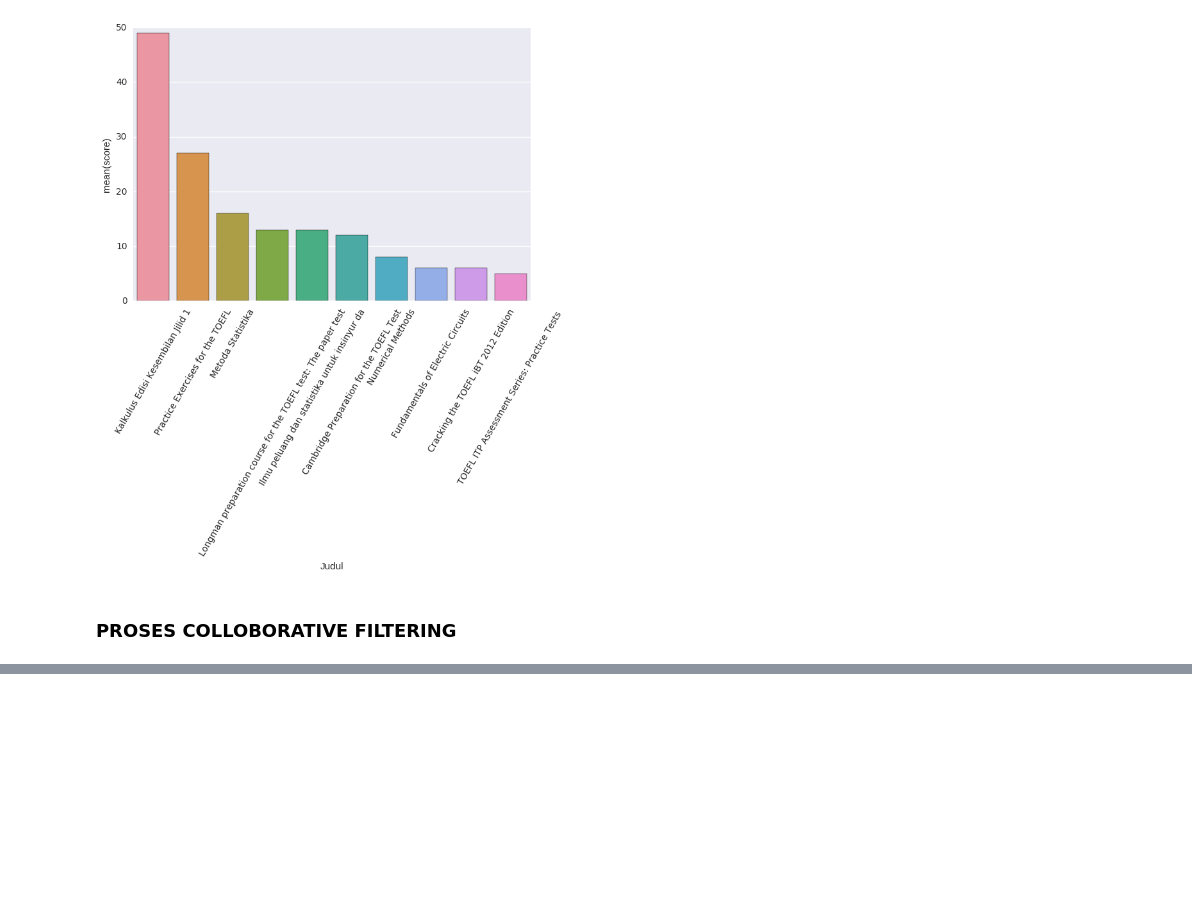
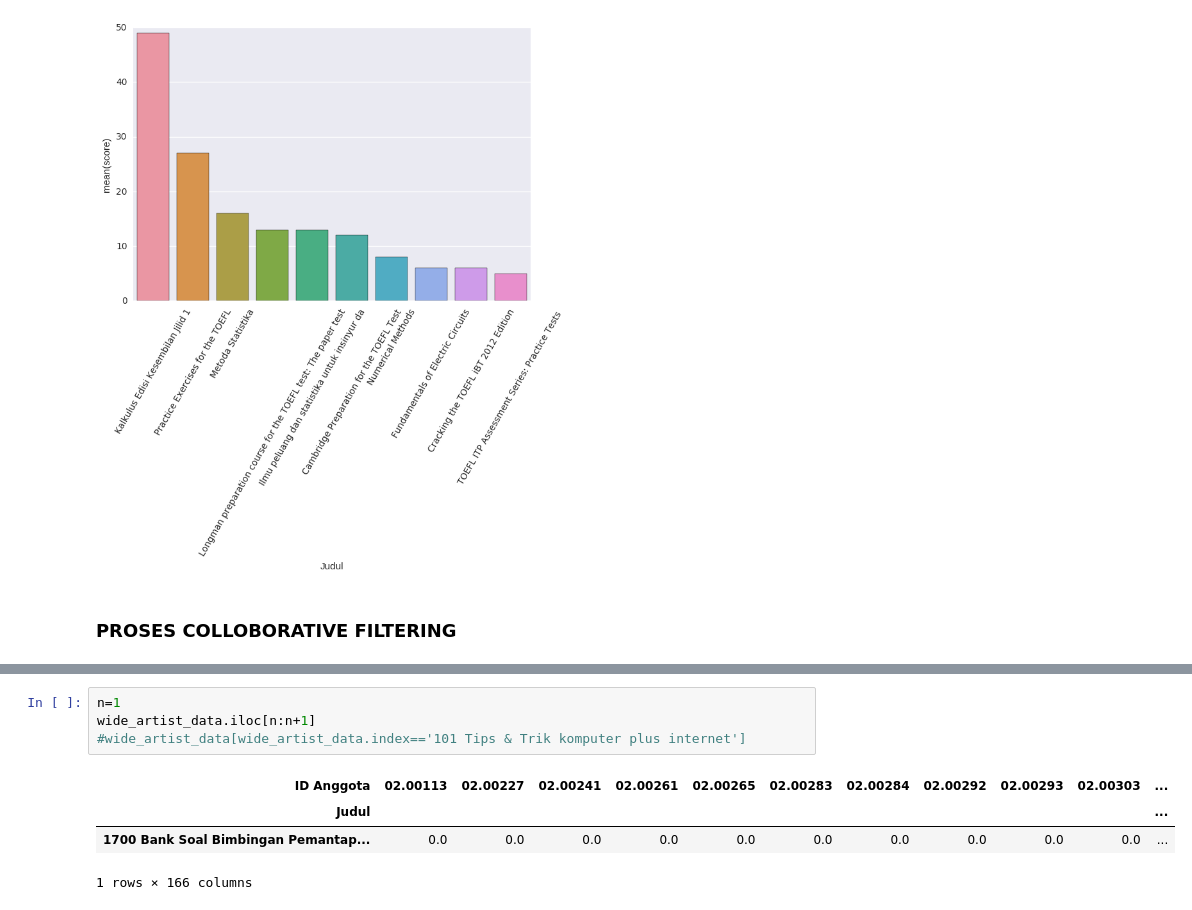
Before and after one commit to packmanproject/recommendation-syetem, a Jupyter notebook: Recommendation_v.2.ipynb, the cells around one changed output, grey strips where cells are left out. Drawn from its saved outputs; the diff is of its cells as text; blank space fills up the shorter version.

```diff
--- a/Recommendation_v.2.ipynb
+++ b/Recommendation_v.2.ipynb
@@ -247,0 +332,9 @@ sns.plt.show()
+# %%
+n=1
+wide_artist_data.iloc[n:n+1]
+#wide_artist_data[wide_artist_data.index=='101 Tips & Trik komputer plus internet']
+# %% [output]
+| ID Anggota | 02.00113 | 02.00227 | 02.00241 | 02.00261 | 02.00265 | 02.00283 | 02.00284 | 02.00292 | 02.00293 | 02.00303 | ... |
+| Judul |  |  |  |  |  |  |  |  |  |  | ... |
+| 1700 Bank Soal Bimbingan Pemantap... | 0.0 | 0.0 | 0.0 | 0.0 | 0.0 | 0.0 | 0.0 | 0.0 | 0.0 | 0.0 | ... |
+1 rows × 166 columns
```
Also changed, not shown: parts of 15 cells of this notebook.
